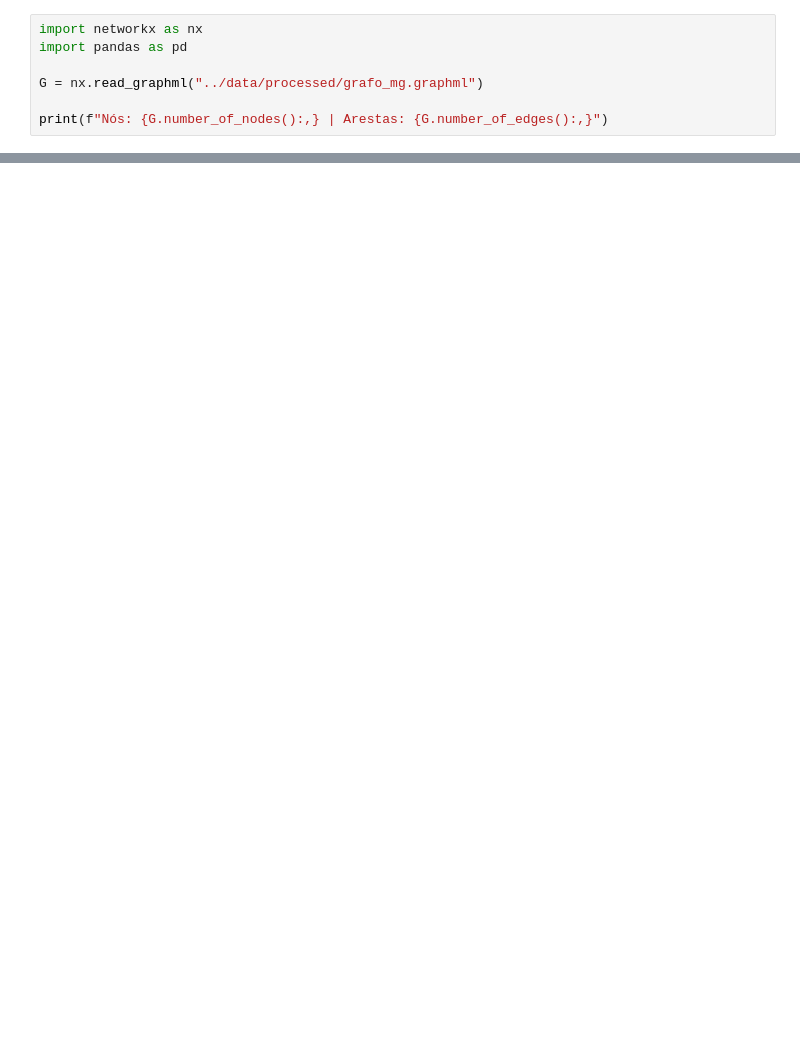
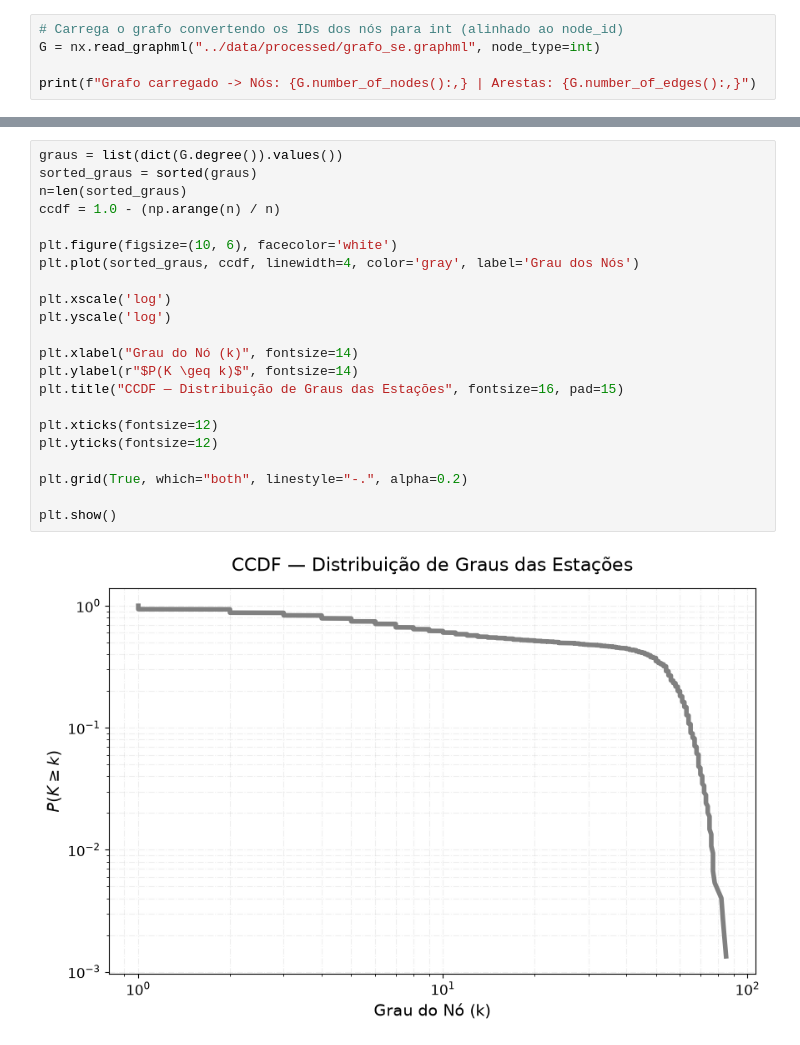
Before and after one commit to MateusoBrito/espp-topological-metaheuristic, a Jupyter notebook: notebooks/complex_network.ipynb, the cells around one changed output, grey strips where cells are left out. Saved outputs shown, nothing was run; the diff lists cells and outputs as text; blank space fills up the shorter version.

```diff
--- a/notebooks/complex_network.ipynb
+++ b/notebooks/complex_network.ipynb
@@ -1,8 +10,6 @@
 # %%
-import networkx as nx
-import pandas as pd
+# Carrega o grafo convertendo os IDs dos nós para int (alinhado ao node_id)
+G = nx.read_graphml("../data/processed/grafo_se.graphml", node_type=int)
 
-G = nx.read_graphml("../data/processed/grafo_mg.graphml")
-
-print(f"Nós: {G.number_of_nodes():,} | Arestas: {G.number_of_edges():,}")
+print(f"Grafo carregado -> Nós: {G.number_of_nodes():,} | Arestas: {G.number_of_edges():,}")
 # %% [output]
@@ -24,0 +123,24 @@ eig_cent = nx.eigenvector_centrality(G)
+# %%
+graus = list(dict(G.degree()).values())
+sorted_graus = sorted(graus)
+n=len(sorted_graus)
+ccdf = 1.0 - (np.arange(n) / n)
+
+plt.figure(figsize=(10, 6), facecolor='white')
+plt.plot(sorted_graus, ccdf, linewidth=4, color='gray', label='Grau dos Nós')
+
+plt.xscale('log')
+plt.yscale('log')
+
+plt.xlabel("Grau do Nó (k)", fontsize=14)
+plt.ylabel(r"$P(K \geq k)$", fontsize=14)
+plt.title("CCDF — Distribuição de Graus das Estações", fontsize=16, pad=15)
+
+plt.xticks(fontsize=12)
+plt.yticks(fontsize=12)
+
+plt.grid(True, which="both", linestyle="-.", alpha=0.2)
+
+plt.show()
+# %% [output]
+[figure, added]
```
Also changed, not shown: parts of 22 cells of this notebook, 9 other files.
